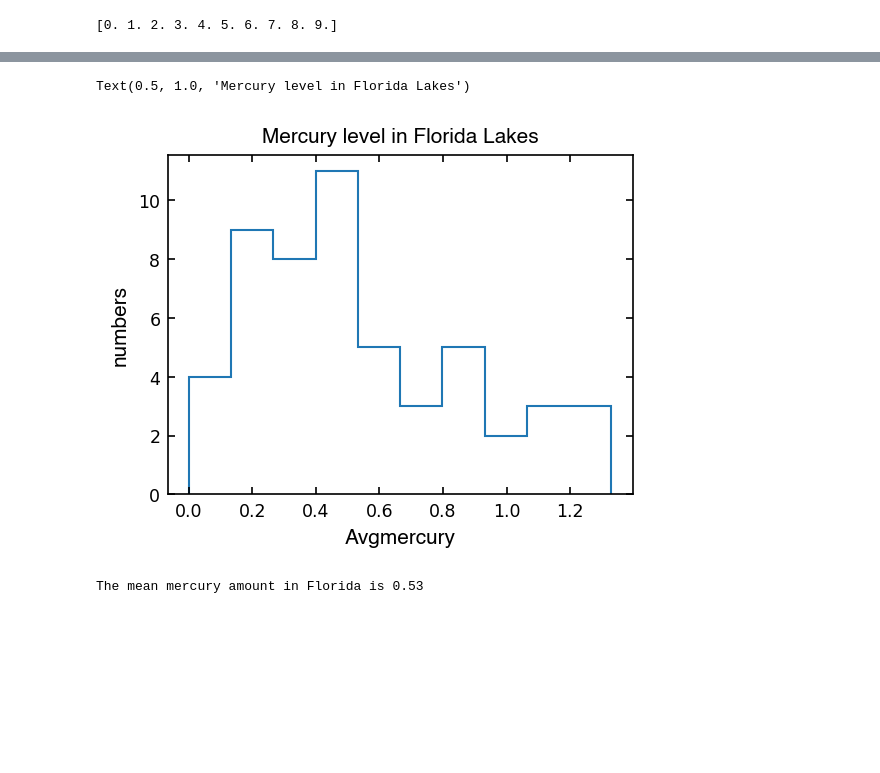
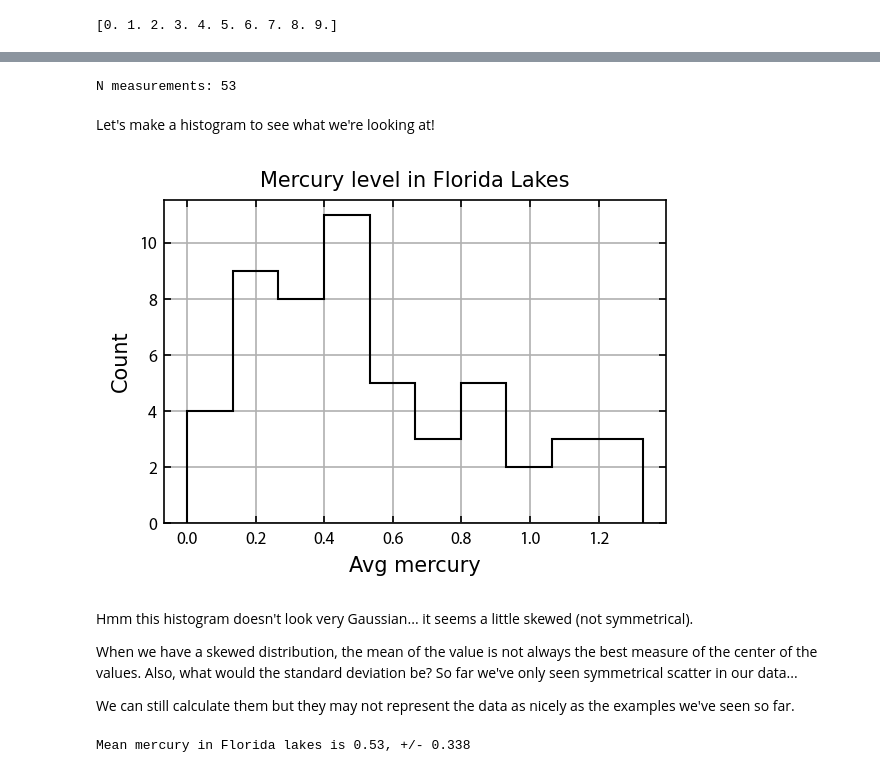
Before and after one commit to cjtu/spirl, a Jupyter notebook: spirl/f21_a4.ipynb, the cells around one changed output, grey strips where cells are left out. Cells and saved outputs as stored; diff of their text form; code cells hidden in the pictures; blank space fills up the shorter version.

```diff
--- a/spirl/f21_a4.ipynb
+++ b/spirl/f21_a4.ipynb
@@ -158,8 +163,22 @@ Let's try to verify if we truely get random values with the help of `plt.historg
 # %%
-def set_plot_axis_label(axes, xlabel, ylabel):
-    axes.tick_params(axis='both', which ='both', labelsize='small', right=True, top=True, direction='in')
-    axes.set_xlabel(xlabel, size='medium', style='normal', family='sans-serif', fontname='Helvetica')
-    axes.set_ylabel(ylabel, size='medium', style='normal', family='sans-serif', fontname='Helvetica')
+# If we want to apply the same format to each plot, we can make it a function!
+def set_plot_axis_label(ax, xlabel, ylabel):
+    """
+    Set formatting options on a matplotlib ax object.
+
+    Parameters
+    ----------
+    ax : matplotlib.axes.Axes
+        The ax object to format.
+    xlabel : str
+        The x-axis label.
+    ylabel : str
+        The y-axis label.
+    """
+    ax.tick_params(axis='both', which ='both', labelsize='small', right=True,
+                     top=True, direction='in')
+    ax.set_xlabel(xlabel, size='medium', fontname='Helvetica')
+    ax.set_ylabel(ylabel, size='medium', fontname='Helvetica')
 # %%
 # random number setup
 draw_range = (0, 10)
@@ -450,26 +559,31 @@ Modified from [Introduction to Statistical Methodology, Second Edition Chaper 3]
 # %%
+# We'll do a deep dive on pandas soon! for now we're just using it to get data
 import pandas as pd
 df = pd.read_csv('https://www.lock5stat.com/datasets3e/FloridaLakes.csv')
-AvgMercury = df['AvgMercury'].to_numpy()
+avg_mercury = df['AvgMercury'].to_numpy()
+print('N measurements:', len(avg_mercury))
+# %% [output]
+N measurements: 53
+# %% [markdown]
+Let's make a histogram to see what we're looking at!
 # %%
-# plotting
-f = plt.figure(facecolor='white', figsize=(4,3), dpi=150 )
-ax = f.subplots(1, 1)
-
-ax.hist(AvgMercury, histtype='step', range=(0, np.max(AvgMercury)), bins=10)
-
-xlabel = 'Avgmercury'; ylabel = 'numbers'
-set_plot_axis_label(ax, xlabel, ylabel)
+# Plot a histogram
+fig, ax = plt.subplots(facecolor='white', figsize=(4,3), dpi=150)
+set_plot_axis_label(ax, 'Avg mercury', 'Count')
 ax.set_title('Mercury level in Florida Lakes', size='medium', fontname='Helvetica')
+ax.hist(avg_mercury, histtype='step', range=(0, np.max(avg_mercury)), bins=10,
+        color='black')
+plt.show()
 # %% [output]
-Text(0.5, 1.0, 'Mercury level in Florida Lakes')
-[figure, old version]
+[figure, new version]
-# %%
-# Based on the plot above, are we sure that the mean mercury amount in Florida
-# is just by taken the mean of AvgMercury?
-# what are the uncertainties?
-
-print(f'The mean mercury amount in Florida is {np.mean(AvgMercury):1.2f}')
-# %% [output]
-The mean mercury amount in Florida is 0.53
+# %% [markdown]
+Hmm this histogram doesn't look very Gaussian... it seems a little skewed (not symmetrical).
+
+When we have a skewed distribution, the mean of the value is not always the best measure of the center of the values. Also, what would the standard deviation be? So far we've only seen symmetrical scatter in our data...
+
+We can still calculate them but they may not represent the data as nicely as the examples we've seen so far.
+# %%
+print(f'Mean mercury in Florida lakes is {np.mean(avg_mercury):1.2f}, +/- {np.std(avg_mercury):.3f}')
+# %% [output]
+Mean mercury in Florida lakes is 0.53, +/- 0.338
 # %% [markdown]
```
Also changed, not shown: parts of 67 cells of this notebook, 1 other file.
